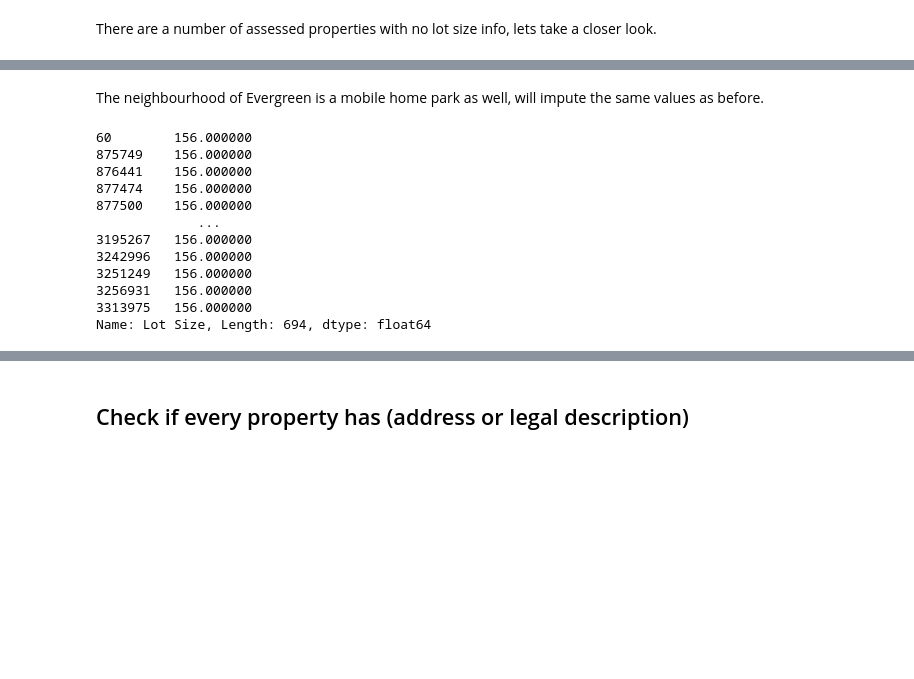
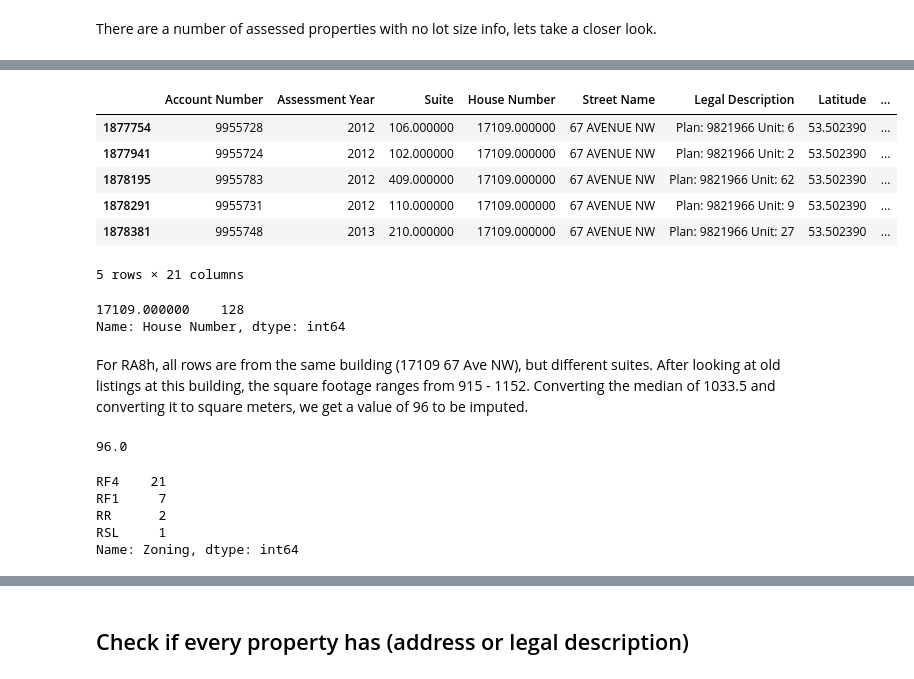
Before and after one commit to mcmccaig/prop_price, a Jupyter notebook: notebooks/historical_EDA.ipynb, the cells around one changed output, grey strips where cells are left out. Cells and saved outputs as stored; diff of their text form; code cells hidden in the pictures; blank space fills up the shorter version.

```diff
--- a/notebooks/EDA.ipynb
+++ b/notebooks/historical_EDA.ipynb
@@ -129,0 +147,3 @@ Name: Lot Size, dtype: float64
+# %%
+zones[31] = str(zones[31])
+type(zones[31])
@@ -129,0 +152,2 @@ Name: Lot Size, dtype: float64
+# %%
+zoning_list = [item for item in zones for zone in res_zones if zone in item]
@@ -274,2 +221,0 @@ Name: Neighbourhood, dtype: int64
-# %% [markdown]
-The neighbourhood of Evergreen is a mobile home park as well, will impute the same values as before.
@@ -280,15 +222,17 @@ resi_house_data.loc[evergreen_list, 'Lot Size'] = 156
-# %%
-resi_house_data.loc[evergreen_list]['Lot Size']
-# %% [output]
-60        156.000000
-875749    156.000000
-876441    156.000000
-877474    156.000000
-877500    156.000000
-             ...
-3195267   156.000000
-3242996   156.000000
-3251249   156.000000
-3256931   156.000000
-3313975   156.000000
-Name: Lot Size, Length: 694, dtype: float64
+# %%
+no_lot_size[no_lot_size['Zoning'] == 'RA8h'].head()
+# %% [output]
+|  | Account Number | Assessment Year | Suite | House Number | Street Name | Legal Description | Latitude | ... |
+| 1877754 | 9955728 | 2012 | 106.000000 | 17109.000000 | 67 AVENUE NW | Plan: 9821966 Unit: 6 | 53.502390 | ... |
+| 1877941 | 9955724 | 2012 | 102.000000 | 17109.000000 | 67 AVENUE NW | Plan: 9821966 Unit: 2 | 53.502390 | ... |
+| 1878195 | 9955783 | 2012 | 409.000000 | 17109.000000 | 67 AVENUE NW | Plan: 9821966 Unit: 62 | 53.502390 | ... |
+| 1878291 | 9955731 | 2012 | 110.000000 | 17109.000000 | 67 AVENUE NW | Plan: 9821966 Unit: 9 | 53.502390 | ... |
+| 1878381 | 9955748 | 2013 | 210.000000 | 17109.000000 | 67 AVENUE NW | Plan: 9821966 Unit: 27 | 53.502390 | ... |
+5 rows × 21 columns
+# %%
+no_lot_size['House Number'][no_lot_size['Zoning'] == 'RA8h'].value_counts()
+# %% [output]
+17109.000000    128
+Name: House Number, dtype: int64
+# %% [markdown]
+For RA8h, all rows are from the same building (17109 67 Ave NW), but different suites. After looking at old listings at this building, the square footage ranges from 915 - 1152. Converting the median of 1033.5 and converting it to square meters, we get a value of 96 to be imputed.
@@ -294,0 +246,13 @@ Name: Lot Size, Length: 694, dtype: float64
+# %%
+imputer('RA8h', 96)
+# %% [output]
+96.0
+# %%
+no_lot_size = resi_house_data[resi_house_data['Lot Size'].isnull() == True]
+no_lot_size['Zoning'].value_counts()
+# %% [output]
+RF4    21
+RF1     7
+RR      2
+RSL     1
+Name: Zoning, dtype: int64
```
Also changed, not shown: parts of 74 cells of this notebook.
